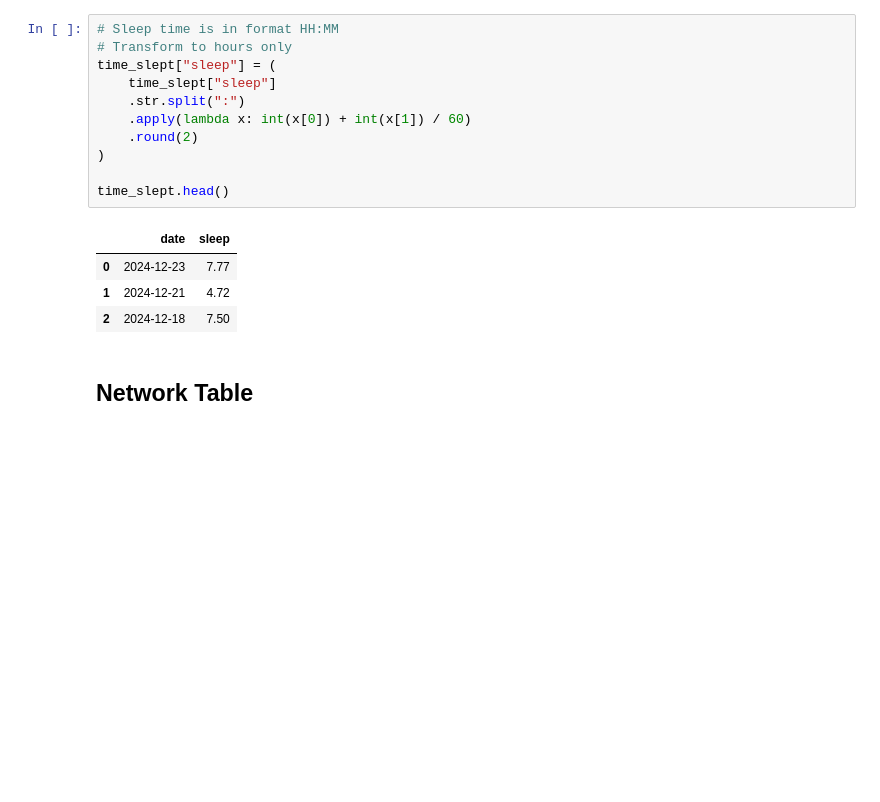
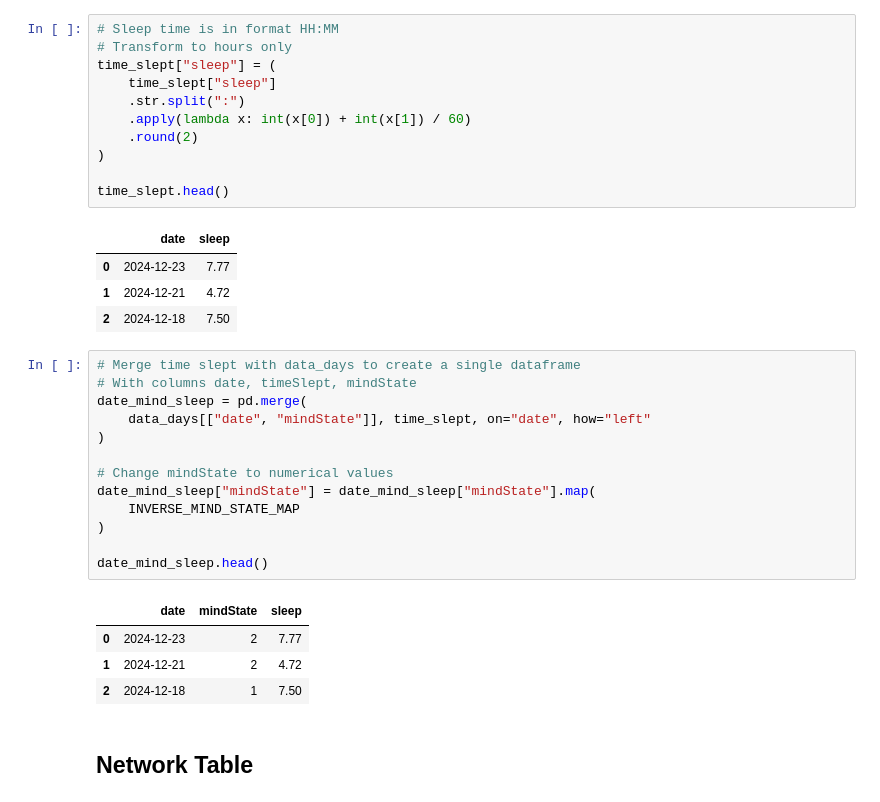
Before and after one commit to MrJoeKr/FeelViz, a Jupyter notebook: data_prep.ipynb, the cells around one changed output. Drawn from its saved outputs; the diff is of its cells as text; blank space fills up the shorter version.

```diff
--- a/data_prep.ipynb
+++ b/data_prep.ipynb
@@ -211,6 +211,24 @@ time_slept.head()
 | 0 | 2024-12-23 | 7.77 |
 | 1 | 2024-12-21 | 4.72 |
 | 2 | 2024-12-18 | 7.50 |
+# %%
+# Merge time slept with data_days to create a single dataframe
+# With columns date, timeSlept, mindState
+date_mind_sleep = pd.merge(
+    data_days[["date", "mindState"]], time_slept, on="date", how="left"
+)
+
+# Change mindState to numerical values
+date_mind_sleep["mindState"] = date_mind_sleep["mindState"].map(
+    INVERSE_MIND_STATE_MAP
+)
+
+date_mind_sleep.head()
+# %% [output]
+|  | date | mindState | sleep |
+| 0 | 2024-12-23 | 2 | 7.77 |
+| 1 | 2024-12-21 | 2 | 4.72 |
+| 2 | 2024-12-18 | 1 | 7.50 |
 # %% [markdown]
 ## Network Table
 # %% [markdown]
```
Also changed, not shown: parts of 6 cells of this notebook.
